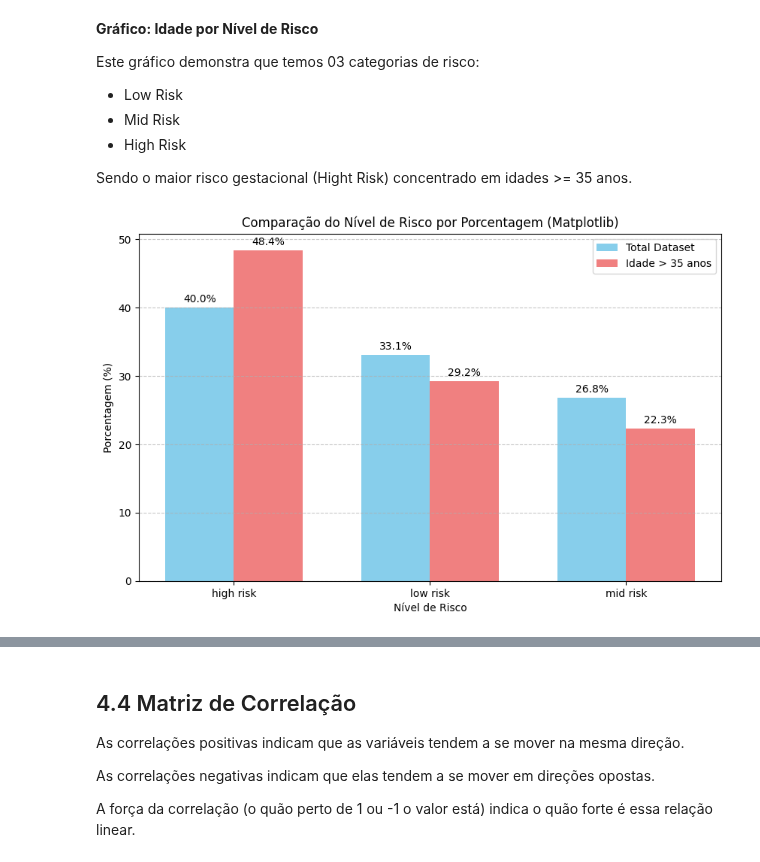
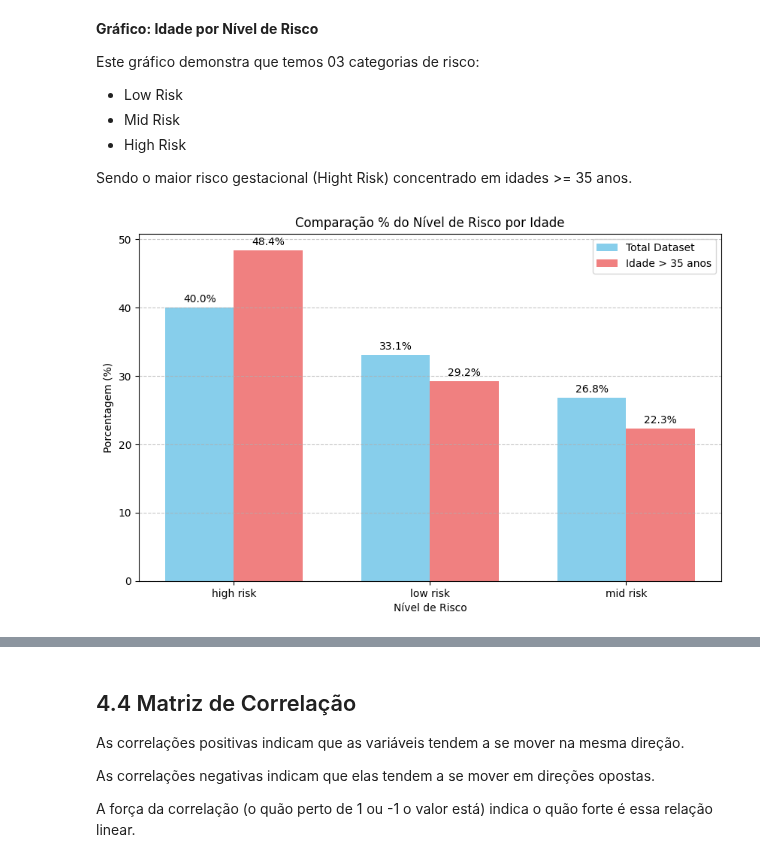
Before and after one commit to AlineFiori/MVP, a Jupyter notebook: Template_Análise_de_Dados_Pregnancy.ipynb, the cells around one changed output, grey strips where cells are left out. Saved outputs shown, nothing was run; the diff lists cells and outputs as text; code cells hidden in the pictures.

```diff
--- a/Template_Análise_de_Dados_Pregnancy.ipynb
+++ b/Template_Análise_de_Dados_Pregnancy.ipynb
@@ -399,7 +399,7 @@ Este gráfico demonstra que temos 03 categorias de risco:
 
 Sendo o maior risco gestacional (Hight Risk) concentrado em idades >= 35 anos.
 # %%
-# 4. Análise de duas variáveis: analisando o % de nível de risco por idade
+# 4. Análise do % de nível de risco por idade
 
 # Gráfico Barras
 
@@ -432,33 +432,33 @@ fig, ax = plt.subplots(figsize=(10, 6))
 bars_total = ax.bar([p - width/2 for p in x_pos], percent_total_df['Percentage'], width, label='Total Dataset', color='skyblue')
 
 # Plotar as barras para o dataset filtrado (idade > 35)
 bars_age_gt_35 = ax.bar([p + width/2 for p in x_pos], percent_age_gt_35_df['Percentage'], width, label='Idade > 35 anos', color='lightcoral')
 
 # Adicionar rótulos, título e legenda
 ax.set_xlabel('Nível de Risco')
 ax.set_ylabel('Porcentagem (%)')
-ax.set_title('Comparação do Nível de Risco por Porcentagem (Matplotlib)')
+ax.set_title('Comparação % do Nível de Risco por Idade')
 ax.set_xticks(x_pos)
 ax.set_xticklabels(risk_levels)
 ax.legend()
 ax.grid(axis='y', linestyle='--', alpha=0.7)
 
 # Adicionar os valores percentuais nas barras
 def autolabel(bars):
     for bar in bars:
         height = bar.get_height()
         ax.annotate(f'{height:.1f}%',
                     xy=(bar.get_x() + bar.get_width() / 2, height),
                     xytext=(0, 3),  # 3 points vertical offset
                     textcoords="offset points",
                     ha='center', va='bottom')
 
 autolabel(bars_total)
 autolabel(bars_age_gt_35)
 
 
 # Mostrar o gráfico
 plt.show()
 # %% [output]
-[figure, old version]
+[figure, new version]
 # %% [markdown]
```
Also changed, not shown: parts of 1 cell of this notebook.
